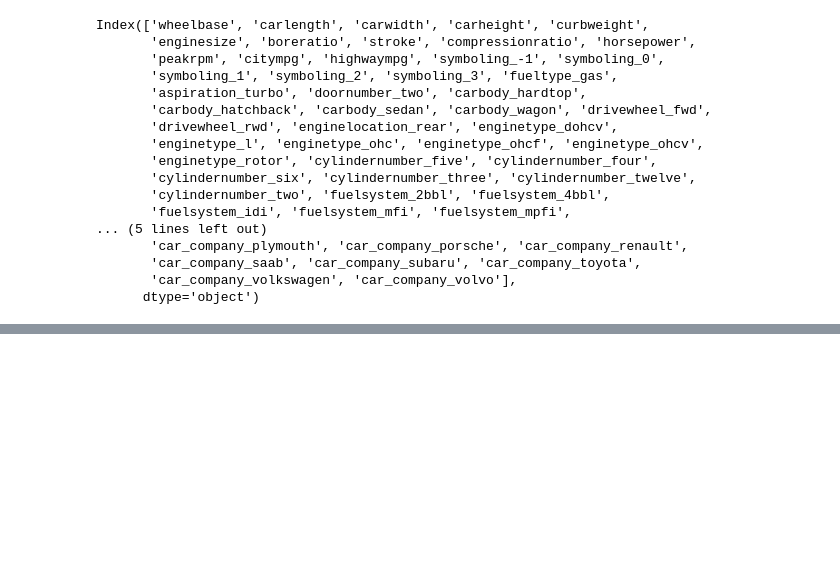
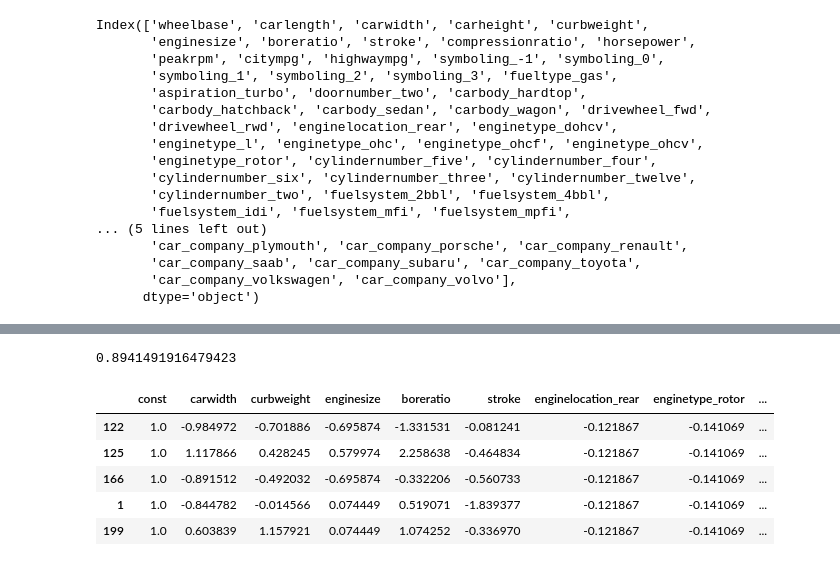
Before and after one commit to jacobhash570/project_4, a Jupyter notebook: Cars_Model.ipynb, the cells around one changed output, grey strips where cells are left out. Drawn from its saved outputs; the diff is of its cells as text; code cells hidden in the pictures; blank space fills up the shorter version.

Commit message:
model

```diff
--- a/Cars_Model.ipynb
+++ b/Cars_Model.ipynb
@@ -84,7 +84,7 @@ cars['CarName'].head(50)
 Name: CarName, dtype: object
 # %%
 # CarName cleanup - extract company from name
-carnames = cars['CarName'].apply(lambda x: x.split(" ")[0])
+cars['car_company'] = cars['CarName'].apply(lambda x: x.split(" ")[0])
 carnames.head(50)
 # %% [output]
 0     alfa-romero
@@ -107,7 +107,7 @@ Name: CarName, dtype: object
 # %%
 # New column for company
 
-cars['car_company'] = cars['CarName'].apply(lambda x: re.findall(p, x)[0])
+#cars['car_company'] = cars['CarName'].apply(lambda x: re.findall(p, x)[0])
 # %%
 # Clean up misspelled names
 
@@ -262,3 +262,11 @@ Index(['wheelbase', 'carlength', 'carwidth', 'carheight', 'curbweight',
 from sklearn.model_selection import train_test_split
 
 X_train, X_test, y_train, y_test = train_test_split(X, Y, train_size=0.7,test_size = 0.3, random_state=100)
+# %%
+# Building the first model with all the features
+
+# instantiate
+lm = LinearRegression()
+
+# fit
+lm.fit(X_train, y_train)
@@ -264,0 +285,14 @@ X_train, X_test, y_train, y_test = train_test_split(X, Y, train_size=0.7,test_si
+# %%
+# RFE with 15 features
+from sklearn.feature_selection import RFE
+
+# RFE with 15 features
+lm = LinearRegression()
+rfe_15 = RFE(lm, 15)
+
+# fit with 15 features
+rfe_15.fit(X_train, y_train)
+
+# Printing the boolean results
+print(rfe_15.support_)
+print(rfe_15.ranking_)
@@ -264,0 +309,28 @@ X_train, X_test, y_train, y_test = train_test_split(X, Y, train_size=0.7,test_si
+# %%
+# making predictions using rfe model
+y_pred = rfe_15.predict(X_test)
+
+# r-squared
+print(r2_score(y_test, y_pred))
+# %% [output]
+0.8941491916479423
+# %%
+# import statsmodels
+import statsmodels.api as sm
+
+# subset the features selected by rfe_15
+col_15 = X_train.columns[rfe_15.support_]
+
+# subsetting training data for 15 selected columns
+X_train_rfe_15 = X_train[col_15]
+
+# add a constant to the model
+X_train_rfe_15 = sm.add_constant(X_train_rfe_15)
+X_train_rfe_15.head()
+# %% [output]
+|  | const | carwidth | curbweight | enginesize | boreratio | stroke | enginelocation_rear | enginetype_rotor | ... |
+| 122 | 1.0 | -0.984972 | -0.701886 | -0.695874 | -1.331531 | -0.081241 | -0.121867 | -0.141069 | ... |
+| 125 | 1.0 | 1.117866 | 0.428245 | 0.579974 | 2.258638 | -0.464834 | -0.121867 | -0.141069 | ... |
+| 166 | 1.0 | -0.891512 | -0.492032 | -0.695874 | -0.332206 | -0.560733 | -0.121867 | -0.141069 | ... |
+| 1 | 1.0 | -0.844782 | -0.014566 | 0.074449 | 0.519071 | -1.839377 | -0.121867 | -0.141069 | ... |
+| 199 | 1.0 | 0.603839 | 1.157921 | 0.074449 | 1.074252 | -0.336970 | -0.121867 | -0.141069 | ... |
```
Also changed, not shown: parts of 10 cells of this notebook.
